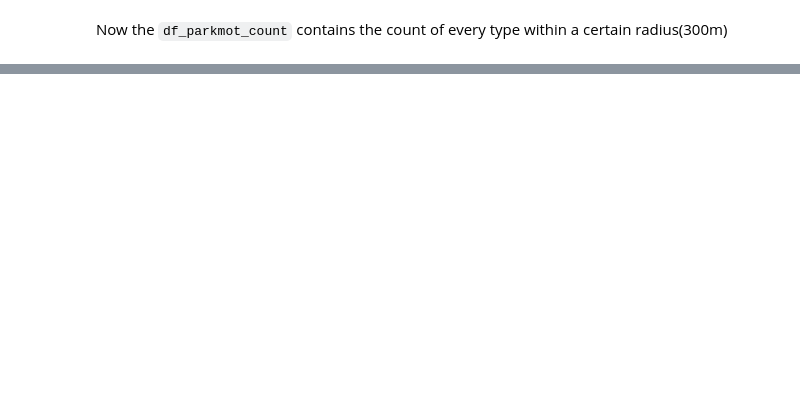
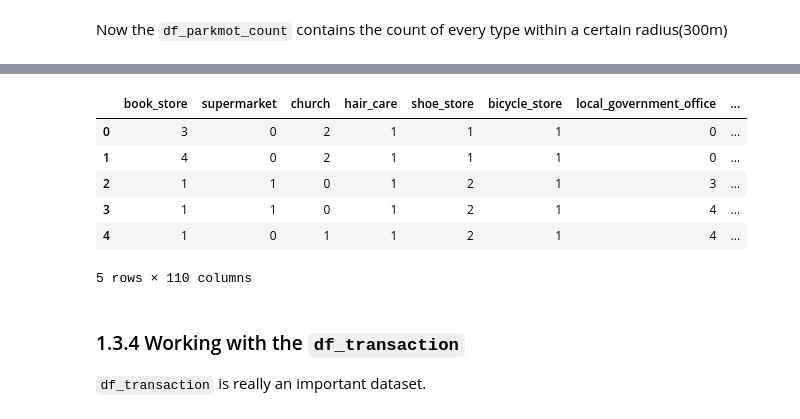
Before and after one commit to MikkiSeidenschnur/02806-Social-data-analysis-and-visualization, a Jupyter notebook: Traffic Data/parking - wenjie.ipynb, the cells around one changed output, grey strips where cells are left out. Cells and saved outputs as stored; diff of their text form; code cells hidden in the pictures; blank space fills up the shorter version.

```diff
--- a/Traffic Data/parking - wenjie.ipynb
+++ b/Traffic Data/parking - wenjie.ipynb
@@ -318,0 +301,13 @@ df_parkomat_count
+# %%
+df_parkomat_count.head()
+# %% [output]
+|  | book_store | supermarket | church | hair_care | shoe_store | bicycle_store | local_government_office | ... |
+| 0 | 3 | 0 | 2 | 1 | 1 | 1 | 0 | ... |
+| 1 | 4 | 0 | 2 | 1 | 1 | 1 | 0 | ... |
+| 2 | 1 | 1 | 0 | 1 | 2 | 1 | 3 | ... |
+| 3 | 1 | 1 | 0 | 1 | 2 | 1 | 4 | ... |
+| 4 | 1 | 0 | 1 | 1 | 2 | 1 | 4 | ... |
+5 rows × 110 columns
+# %% [markdown]
+### 1.3.4 Working with the `df_transaction`
+`df_transaction` is really an important dataset.
```
Also changed, not shown: parts of 16 cells of this notebook, 1 other file.
